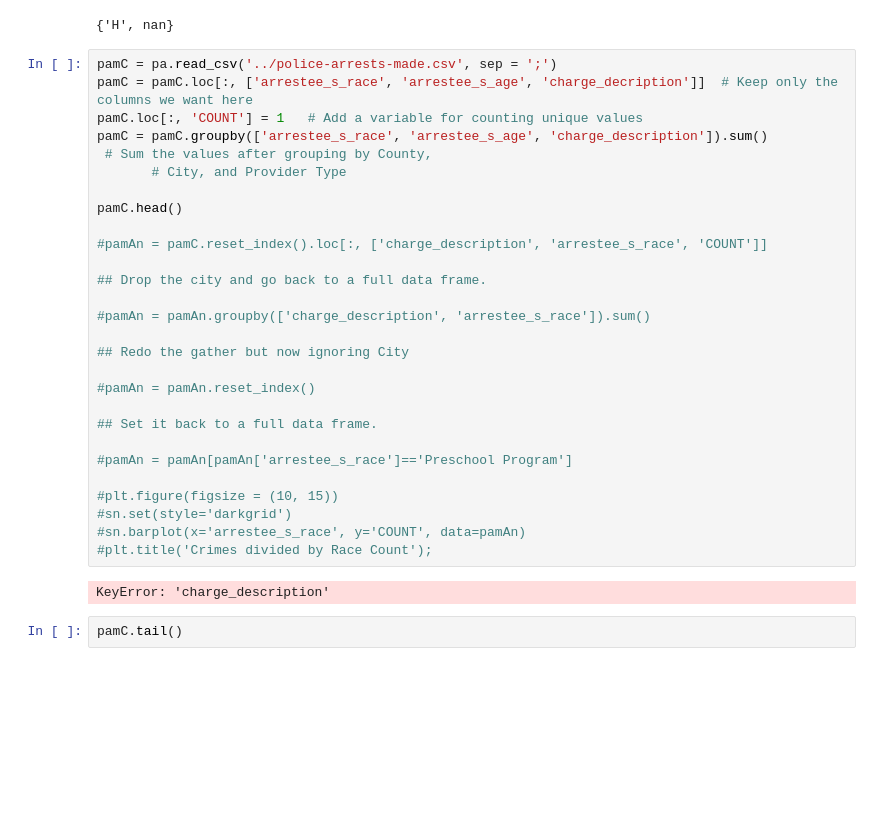
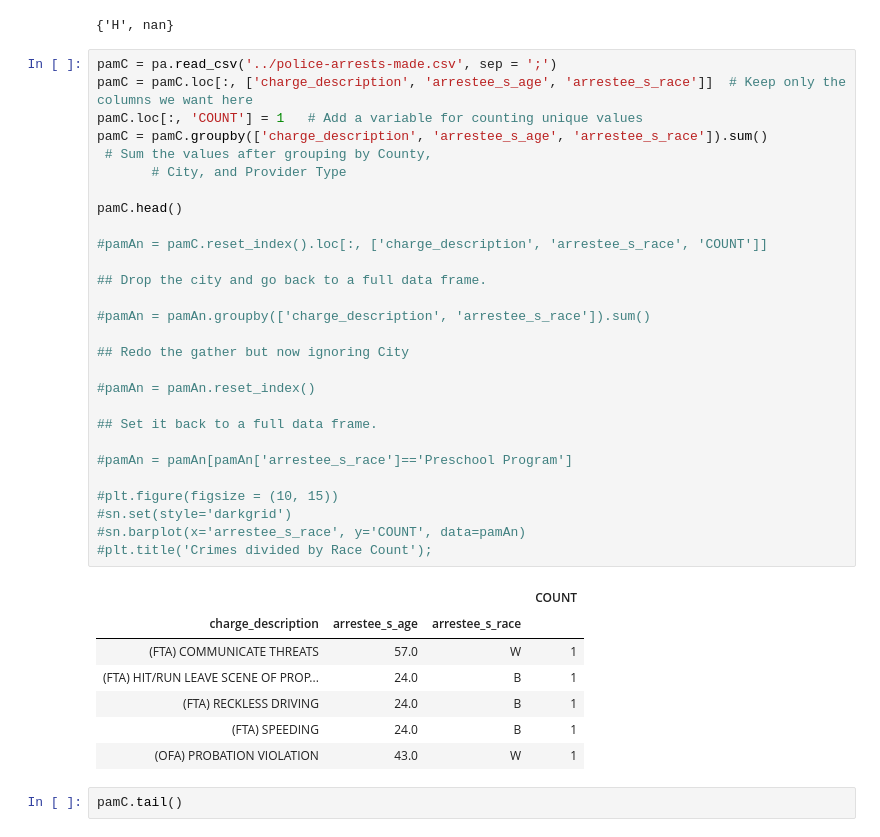
Before and after one commit to ConnorNelson1/Data_Analysis-Group-Project, a Jupyter notebook: Group_Presentation.01.ipynb, the cells around one changed output. Cells and saved outputs as stored; diff of their text form; blank space fills up the shorter version.

```diff
--- a/Group_Presentation.01.ipynb
+++ b/Group_Presentation.01.ipynb
@@ -58,34 +58,40 @@ set(pam.arrestee_ethnicity)
 {'H', nan}
 # %%
 pamC = pa.read_csv('../police-arrests-made.csv', sep = ';')
-pamC = pamC.loc[:, ['arrestee_s_race', 'arrestee_s_age', 'charge_decription']]  # Keep only the columns we want here
+pamC = pamC.loc[:, ['charge_description', 'arrestee_s_age', 'arrestee_s_race']]  # Keep only the columns we want here
 pamC.loc[:, 'COUNT'] = 1   # Add a variable for counting unique values
-pamC = pamC.groupby(['arrestee_s_race', 'arrestee_s_age', 'charge_description']).sum()
+pamC = pamC.groupby(['charge_description', 'arrestee_s_age', 'arrestee_s_race']).sum()
  # Sum the values after grouping by County,
        # City, and Provider Type
 
 pamC.head()
 
 #pamAn = pamC.reset_index().loc[:, ['charge_description', 'arrestee_s_race', 'COUNT']]
 
 ## Drop the city and go back to a full data frame.
 
 #pamAn = pamAn.groupby(['charge_description', 'arrestee_s_race']).sum()
 
 ## Redo the gather but now ignoring City
 
 #pamAn = pamAn.reset_index()
 
 ## Set it back to a full data frame.
 
 #pamAn = pamAn[pamAn['arrestee_s_race']=='Preschool Program']
 
 #plt.figure(figsize = (10, 15))
 #sn.set(style='darkgrid')
 #sn.barplot(x='arrestee_s_race', y='COUNT', data=pamAn)
 #plt.title('Crimes divided by Race Count');
 # %% [output]
-KeyError: 'charge_description'
+|  |  |  | COUNT |
+| charge_description | arrestee_s_age | arrestee_s_race |  |
+| (FTA) COMMUNICATE THREATS | 57.0 | W | 1 |
+| (FTA) HIT/RUN LEAVE SCENE OF PROP... | 24.0 | B | 1 |
+| (FTA) RECKLESS DRIVING | 24.0 | B | 1 |
+| (FTA) SPEEDING | 24.0 | B | 1 |
+| (OFA) PROBATION VIOLATION | 43.0 | W | 1 |
 # %%
 pamC.tail()
 # %% [output]
```
